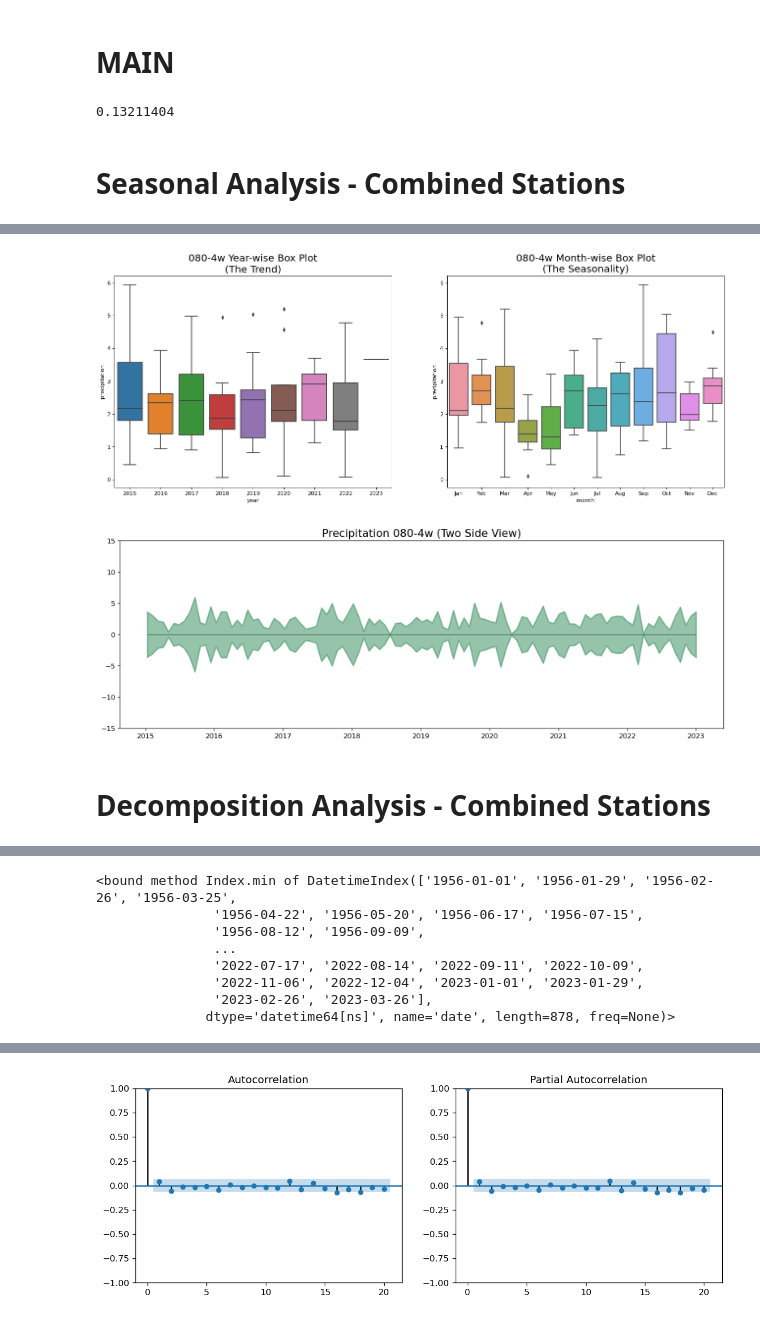
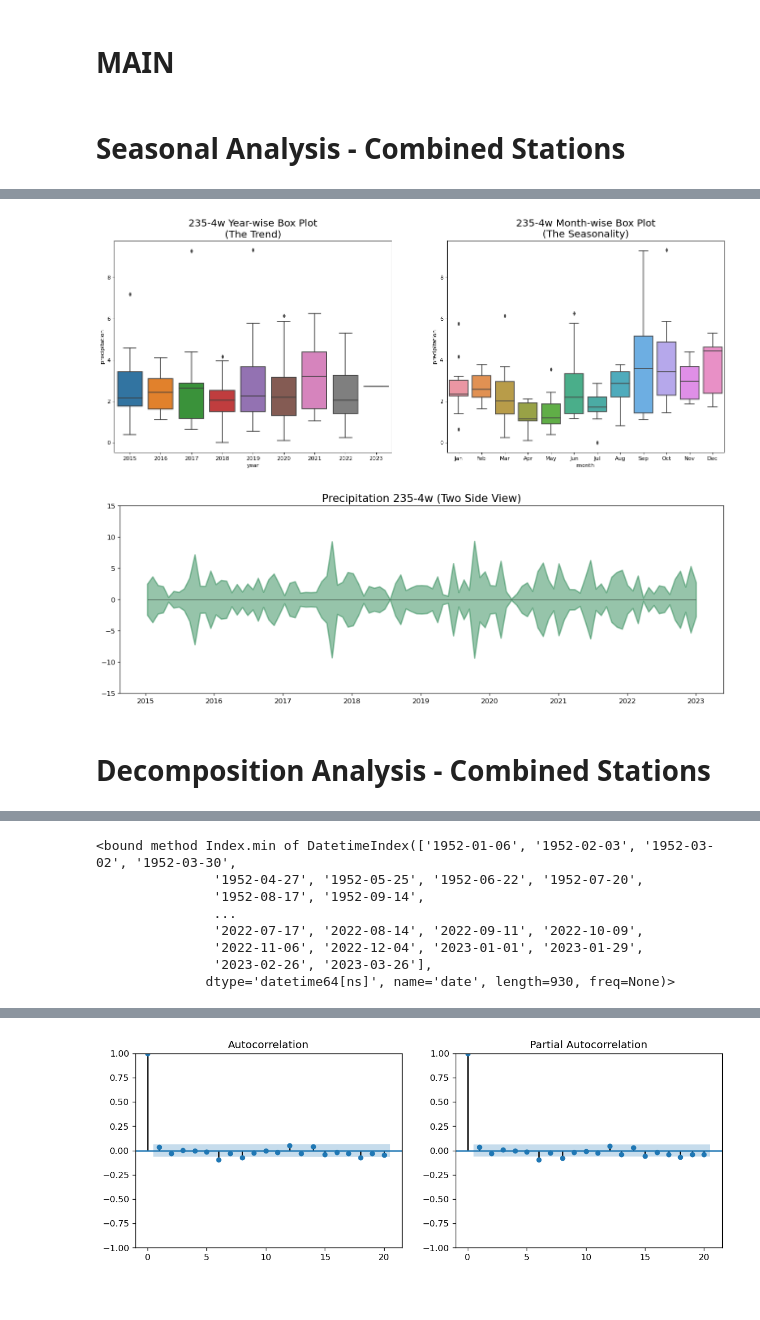
Before and after one commit to rmsryu/spark-climate-data, a Jupyter notebook: 03_LSTM.ipynb, the cells around one changed output, grey strips where cells are left out. Cells and saved outputs as stored; diff of their text form; code cells hidden in the pictures.

```diff
--- a/03_LSTM.ipynb
+++ b/03_LSTM.ipynb
@@ -7,6 +7,8 @@ sc
 # %%
 import warnings
 warnings.filterwarnings("ignore")
+
+station = 235
 # %%
 from IPython.display import display, HTML
 from dateutil.parser import parse
@@ -63,7 +65,7 @@ def get_specific_station_data(station, freq, filter_year = 1951):
     df.index = pd.to_datetime(df.index)
 
     # Filter years
-    df[df.index.year > filter_year] # Only 1951 onwards
+    df = df[df.index.year > filter_year] # Only 1951 onwards
 
     # Set the frequency data set
     df = df.resample(freq).mean()
@@ -373,6 +383,4 @@ else:
-print(stations_lstm_results[station])
+#print(stations_lstm_results[station])
-# %% [output]
-0.13211404
 # %%
 ## LSTM for final DS
 from sklearn.preprocessing import MinMaxScaler
@@ -386,43 +394,44 @@ from keras.callbacks import EarlyStopping
 hyper_parameters = {
     'freq' : '4w',
     'look_back' : 12,
     'units' : 12,
     'dropout_rate' : 0.2,
     'optimizer' : 'adam'
 }
 
 look_back = hyper_parameters['look_back']
-df_seasson = get_final_data(hyper_parameters['freq'])
+#df_seasson = get_final_data(hyper_parameters['freq'])
+df_seasson = get_specific_station_data(station, hyper_parameters['freq'], 1951)
 
 # Check missing values
 #check_missing_values(df_seasson)
 
 
 # Seasonal Analysis
 display(HTML(f'<h1>Seasonal Analysis - Combined Stations</h1>'))
 display(HTML('<hr/><br/>'))
 seasonality_plots(df_seasson,station,hyper_parameters['freq'],remove_outliers=False)
 
 # Decomposition Analysis
 display(HTML(f'<h1>Decomposition Analysis - Combined Stations</h1>'))
 display(HTML('<hr/><br/>'))
 decomposition = plot_seasonlity(df_seasson)
 decomposition.resid.describe()
 
 # Plot autocorrelation
 plot_autocorrelation(decomposition)
 # %% [output]
 Seasonal Analysis - Combined Stations
 [interactive output not drawn]
-[figure, old version]
+[figure, new version]
-[figure, old version]
+[figure, new version]
 Decomposition Analysis - Combined Stations
 [interactive output not drawn]
-<bound method Index.min of DatetimeIndex(['1956-01-01', '1956-01-29', '1956-02-26', '1956-03-25',
-               '1956-04-22', '1956-05-20', '1956-06-17', '1956-07-15',
-               '1956-08-12', '1956-09-09',
+<bound method Index.min of DatetimeIndex(['1952-01-06', '1952-02-03', '1952-03-02', '1952-03-30',
+               '1952-04-27', '1952-05-25', '1952-06-22', '1952-07-20',
+               '1952-08-17', '1952-09-14',
                ...
                '2022-07-17', '2022-08-14', '2022-09-11', '2022-10-09',
                '2022-11-06', '2022-12-04', '2023-01-01', '2023-01-29',
                '2023-02-26', '2023-03-26'],
-              dtype='datetime64[ns]', name='date', length=878, freq=None)>
+              dtype='datetime64[ns]', name='date', length=930, freq=None)>
@@ -431,3 +440,3 @@ Decomposition Analysis - Combined Stations
-[figure, old version]
+[figure, new version]
 # %% [markdown]
 > ## For monthly data there Auto-correlation found for values < 5 mm
```
Also changed, not shown: parts of 19 cells of this notebook, 3 other files.
